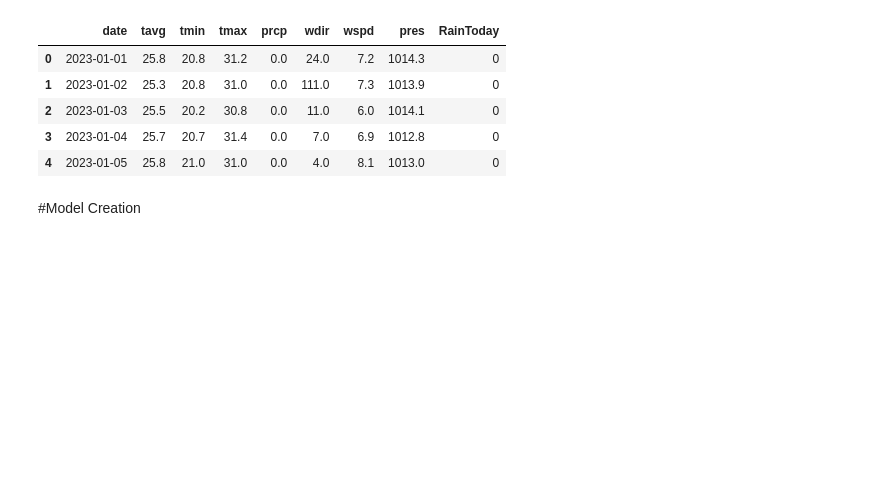
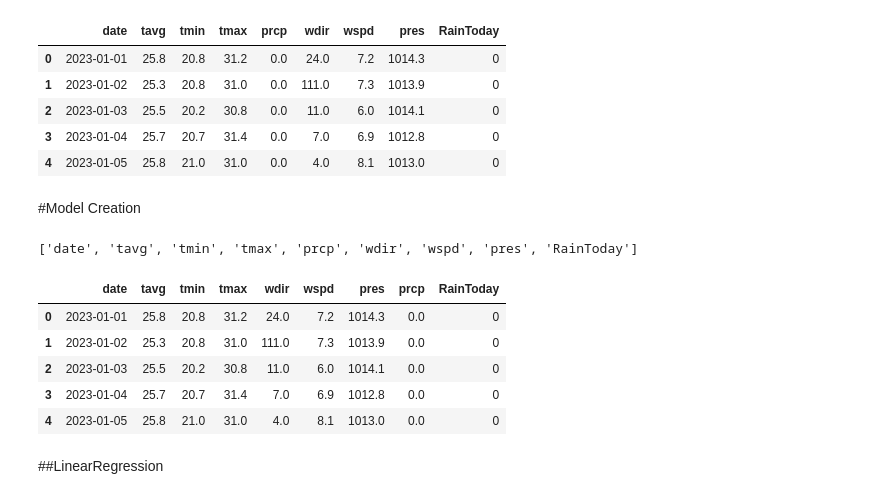
Before and after one commit to sanislearning/RainPrediction, a Jupyter notebook: optimizedrainpred.ipynb, the cells around one changed output. Saved outputs shown, nothing was run; the diff lists cells and outputs as text; code cells hidden in the pictures; blank space fills up the shorter version.

```diff
--- a/optimizedrainpred.ipynb
+++ b/optimizedrainpred.ipynb
@@ -177,3 +177,18 @@ data.head()
 | 4 | 2023-01-05 | 25.8 | 21.0 | 31.0 | 0.0 | 4.0 | 8.1 | 1013.0 | 0 |
 # %% [markdown]
 #Model Creation
+# %%
+list(data.columns) #used to see order of columns in the data
+# %% [output]
+['date', 'tavg', 'tmin', 'tmax', 'prcp', 'wdir', 'wspd', 'pres', 'RainToday']
+# %%
+data=data[['date', 'tavg', 'tmin', 'tmax', 'wdir', 'wspd', 'pres','prcp', 'RainToday']]
+# %%
+data.head()
+# %% [output]
+|  | date | tavg | tmin | tmax | wdir | wspd | pres | prcp | RainToday |
+| 0 | 2023-01-01 | 25.8 | 20.8 | 31.2 | 24.0 | 7.2 | 1014.3 | 0.0 | 0 |
+| 1 | 2023-01-02 | 25.3 | 20.8 | 31.0 | 111.0 | 7.3 | 1013.9 | 0.0 | 0 |
+| 2 | 2023-01-03 | 25.5 | 20.2 | 30.8 | 11.0 | 6.0 | 1014.1 | 0.0 | 0 |
+| 3 | 2023-01-04 | 25.7 | 20.7 | 31.4 | 7.0 | 6.9 | 1012.8 | 0.0 | 0 |
+| 4 | 2023-01-05 | 25.8 | 21.0 | 31.0 | 4.0 | 8.1 | 1013.0 | 0.0 | 0 |
@@ -179,0 +211,2 @@ data.head()
+# %% [markdown]
+##LinearRegression
```
Also changed, not shown: parts of 5 cells of this notebook.
